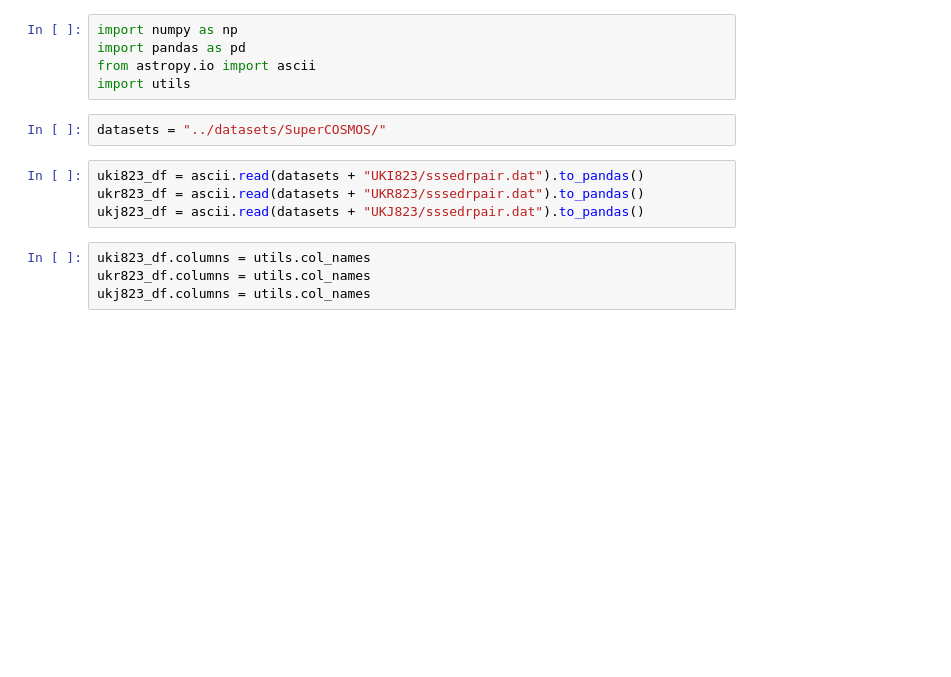
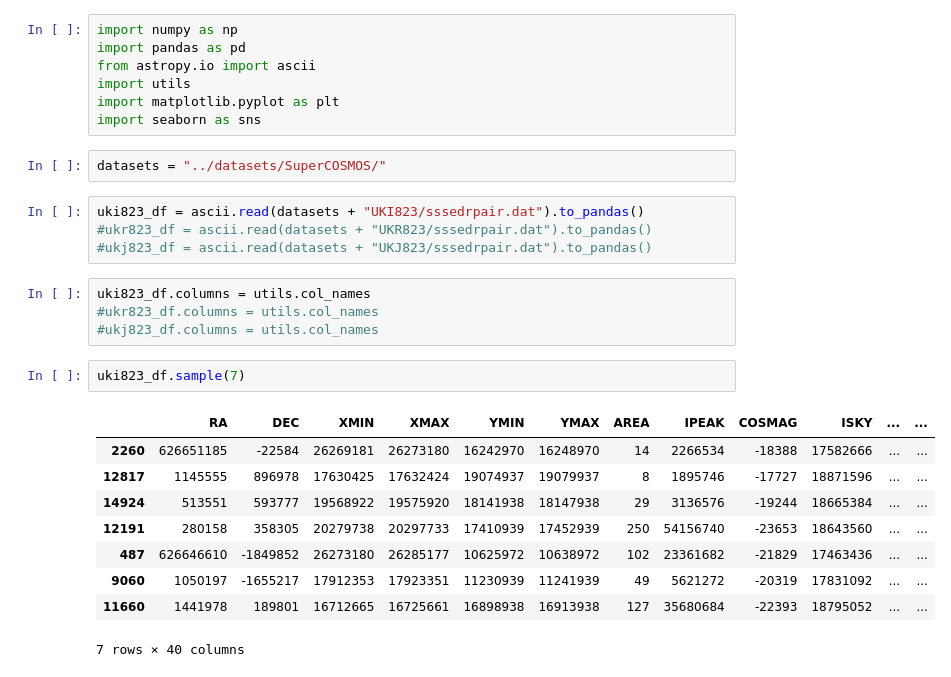
Before and after one commit to imran-marwat/sky-catalogue-classification-project, a Jupyter notebook: notebooks/explore-data.ipynb, the cells around one changed output. Drawn from its saved outputs; the diff is of its cells as text; blank space fills up the shorter version.

```diff
--- a/notebooks/explore-data.ipynb
+++ b/notebooks/explore-data.ipynb
@@ -3,14 +3,28 @@ import numpy as np
 import pandas as pd
 from astropy.io import ascii
 import utils
+import matplotlib.pyplot as plt
+import seaborn as sns
 # %%
 datasets = "../datasets/SuperCOSMOS/"
 # %%
 uki823_df = ascii.read(datasets + "UKI823/sssedrpair.dat").to_pandas()
-ukr823_df = ascii.read(datasets + "UKR823/sssedrpair.dat").to_pandas()
-ukj823_df = ascii.read(datasets + "UKJ823/sssedrpair.dat").to_pandas()
+#ukr823_df = ascii.read(datasets + "UKR823/sssedrpair.dat").to_pandas()
+#ukj823_df = ascii.read(datasets + "UKJ823/sssedrpair.dat").to_pandas()
 # %%
 uki823_df.columns = utils.col_names
-ukr823_df.columns = utils.col_names
-ukj823_df.columns = utils.col_names
+#ukr823_df.columns = utils.col_names
+#ukj823_df.columns = utils.col_names
+# %%
+uki823_df.sample(7)
+# %% [output]
+|  | RA | DEC | XMIN | XMAX | YMIN | YMAX | AREA | IPEAK | COSMAG | ISKY | ... | ... |
+| 2260 | 626651185 | -22584 | 26269181 | 26273180 | 16242970 | 16248970 | 14 | 2266534 | -18388 | 17582666 | ... | ... |
+| 12817 | 1145555 | 896978 | 17630425 | 17632424 | 19074937 | 19079937 | 8 | 1895746 | -17727 | 18871596 | ... | ... |
+| 14924 | 513551 | 593777 | 19568922 | 19575920 | 18141938 | 18147938 | 29 | 3136576 | -19244 | 18665384 | ... | ... |
+| 12191 | 280158 | 358305 | 20279738 | 20297733 | 17410939 | 17452939 | 250 | 54156740 | -23653 | 18643560 | ... | ... |
+| 487 | 626646610 | -1849852 | 26273180 | 26285177 | 10625972 | 10638972 | 102 | 23361682 | -21829 | 17463436 | ... | ... |
+| 9060 | 1050197 | -1655217 | 17912353 | 17923351 | 11230939 | 11241939 | 49 | 5621272 | -20319 | 17831092 | ... | ... |
+| 11660 | 1441978 | 189801 | 16712665 | 16725661 | 16898938 | 16913938 | 127 | 35680684 | -22393 | 18795052 | ... | ... |
+7 rows × 40 columns
 # %%
```
Also changed, not shown: parts of 3 cells of this notebook.
